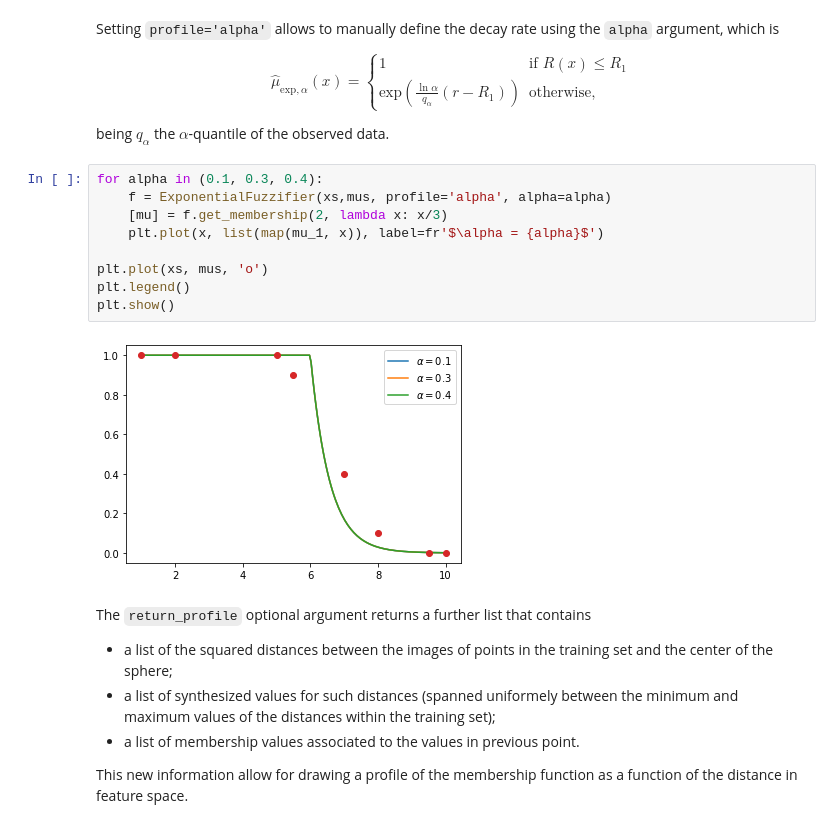
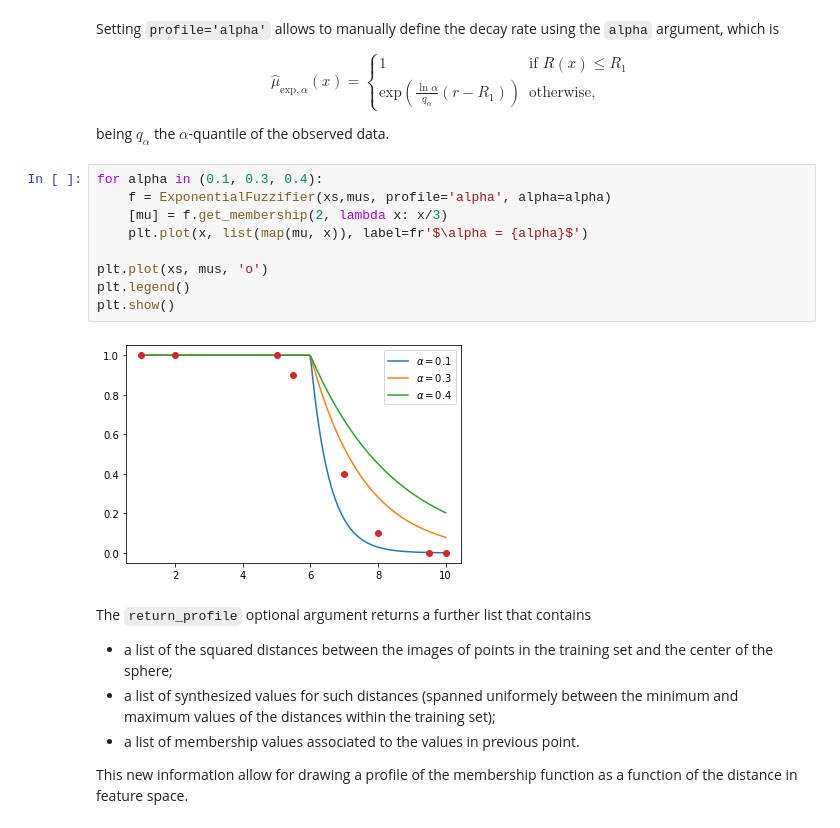
Before and after one commit to ManuelDileo/mulearn, a Jupyter notebook: 01_fuzzifiers.ipynb, the cells around one changed output. Saved outputs shown, nothing was run; the diff lists cells and outputs as text.

```diff
--- a/01_fuzzifiers.ipynb
+++ b/01_fuzzifiers.ipynb
@@ -853,14 +853,14 @@ being $q_\alpha$ the $\alpha$-quantile of the observed data.
 # %%
 for alpha in (0.1, 0.3, 0.4):
     f = ExponentialFuzzifier(xs,mus, profile='alpha', alpha=alpha)
     [mu] = f.get_membership(2, lambda x: x/3)
-    plt.plot(x, list(map(mu_1, x)), label=fr'$\alpha = {alpha}$')
+    plt.plot(x, list(map(mu, x)), label=fr'$\alpha = {alpha}$')
 
 plt.plot(xs, mus, 'o')
 plt.legend()
 plt.show()
 # %% [output]
-[figure, old version]
+[figure, new version]
 # %% [markdown]
 The `return_profile` optional argument returns a further list that contains
 - a list of the squared distances between the images of points in the
```
Also changed, not shown: 1 other file.
